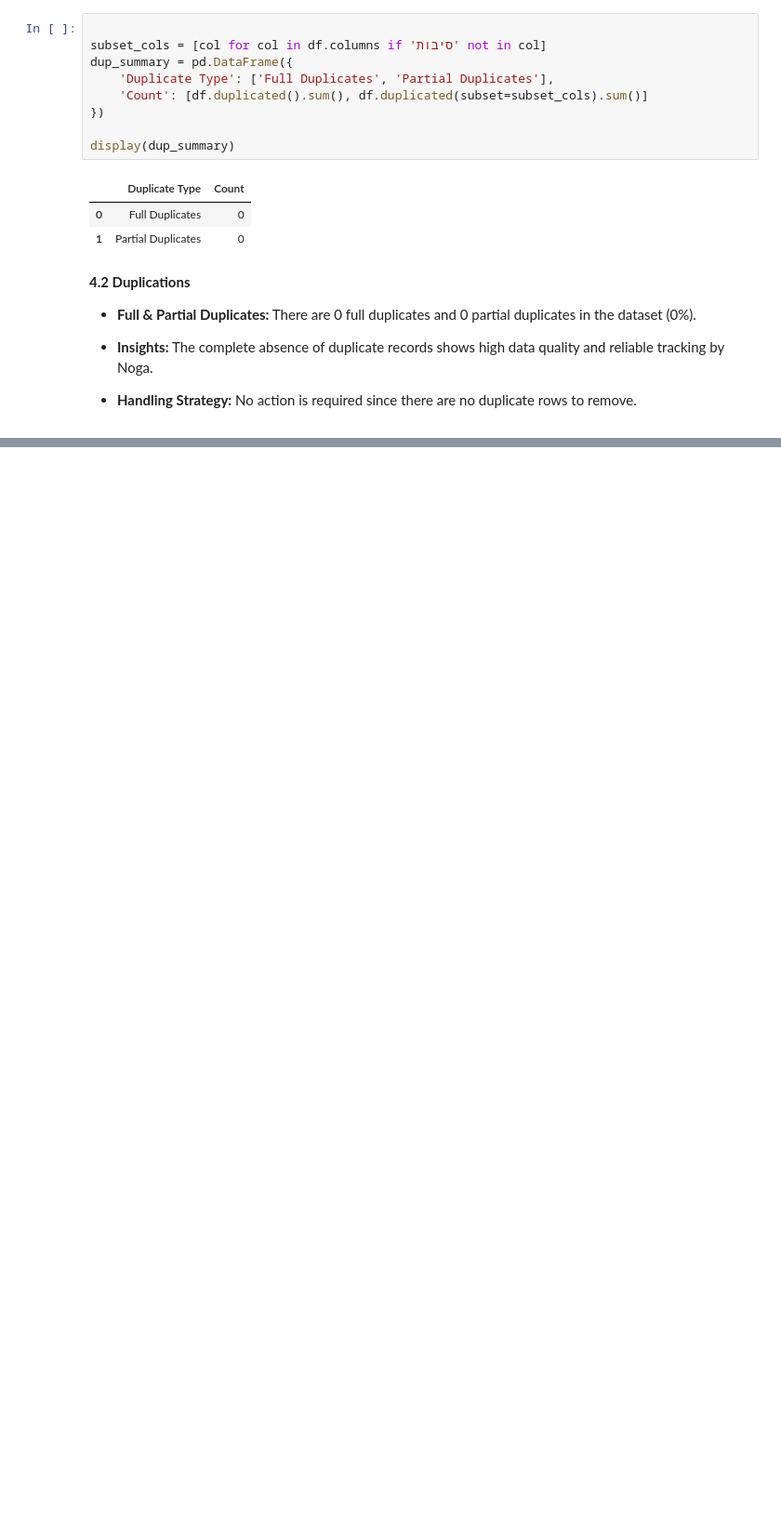
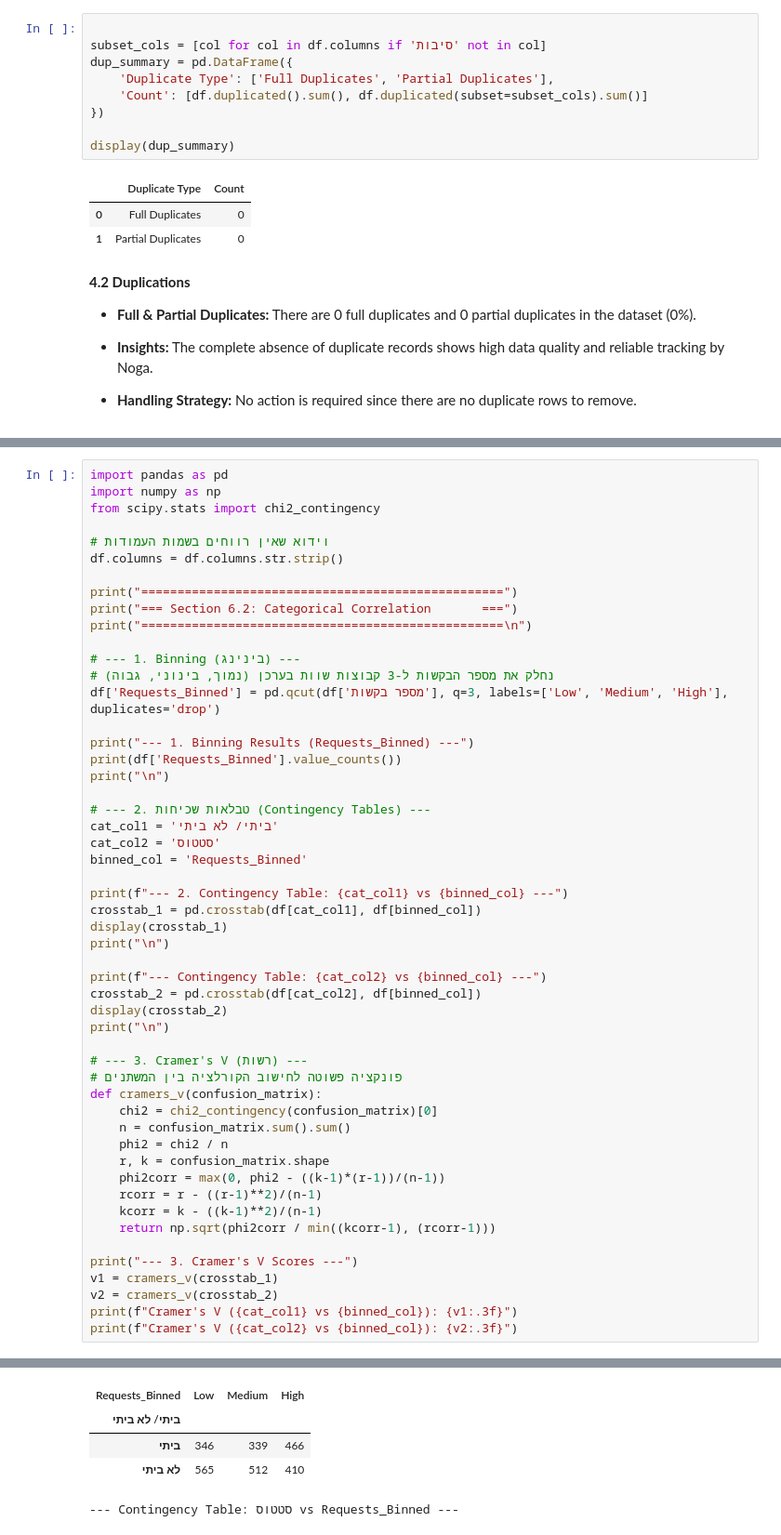
Before and after one commit to idoalltime-glitch/data-science-ex1-Ido-Wazana., a Jupyter notebook: data_science_ex1_Ido_Wazana.ipynb, the cells around one changed output, grey strips where cells are left out. Shown at 93% size. Cells and saved outputs as stored; diff of their text form; blank space fills up the shorter version.

```diff
--- a/data_science_ex1_Ido_Wazana.ipynb
+++ b/data_science_ex1_Ido_Wazana.ipynb
@@ -149,0 +539,53 @@ No action is required since there are no duplicate rows to remove.
+# %%
+import pandas as pd
+import numpy as np
+from scipy.stats import chi2_contingency
+
+# וידוא שאין רווחים בשמות העמודות
+df.columns = df.columns.str.strip()
+
+print("==================================================")
+print("=== Section 6.2: Categorical Correlation       ===")
+print("==================================================\n")
+
+# --- 1. Binning (בינינג) ---
+# נחלק את מספר הבקשות ל-3 קבוצות שוות בערכן (נמוך, בינוני, גבוה)
+df['Requests_Binned'] = pd.qcut(df['מספר בקשות'], q=3, labels=['Low', 'Medium', 'High'], duplicates='drop')
+
+print("--- 1. Binning Results (Requests_Binned) ---")
+print(df['Requests_Binned'].value_counts())
+print("\n")
+
+# --- 2. טבלאות שכיחות (Contingency Tables) ---
+cat_col1 = 'ביתי/ לא ביתי'
+cat_col2 = 'סטטוס'
+binned_col = 'Requests_Binned'
+
+print(f"--- 2. Contingency Table: {cat_col1} vs {binned_col} ---")
+crosstab_1 = pd.crosstab(df[cat_col1], df[binned_col])
+display(crosstab_1)
+print("\n")
+
+print(f"--- Contingency Table: {cat_col2} vs {binned_col} ---")
+crosstab_2 = pd.crosstab(df[cat_col2], df[binned_col])
+display(crosstab_2)
+print("\n")
+
+# --- 3. Cramer's V (רשות) ---
+# פונקציה פשוטה לחישוב הקורלציה בין המשתנים
+def cramers_v(confusion_matrix):
+    chi2 = chi2_contingency(confusion_matrix)[0]
+    n = confusion_matrix.sum().sum()
+    phi2 = chi2 / n
+    r, k = confusion_matrix.shape
+    phi2corr = max(0, phi2 - ((k-1)*(r-1))/(n-1))
+    rcorr = r - ((r-1)**2)/(n-1)
+    kcorr = k - ((k-1)**2)/(n-1)
+    return np.sqrt(phi2corr / min((kcorr-1), (rcorr-1)))
+
+print("--- 3. Cramer's V Scores ---")
+v1 = cramers_v(crosstab_1)
+v2 = cramers_v(crosstab_2)
+print(f"Cramer's V ({cat_col1} vs {binned_col}): {v1:.3f}")
+print(f"Cramer's V ({cat_col2} vs {binned_col}): {v2:.3f}")
+# %% [output]
@@ -149,0 +605,5 @@ No action is required since there are no duplicate rows to remove.
+| Requests_Binned | Low | Medium | High |
+| ביתי/ לא ביתי |  |  |  |
+| ביתי | 346 | 339 | 466 |
+| לא ביתי | 565 | 512 | 410 |
+--- Contingency Table: סטטוס vs Requests_Binned ---
```
Also changed, not shown: parts of 21 cells of this notebook.
